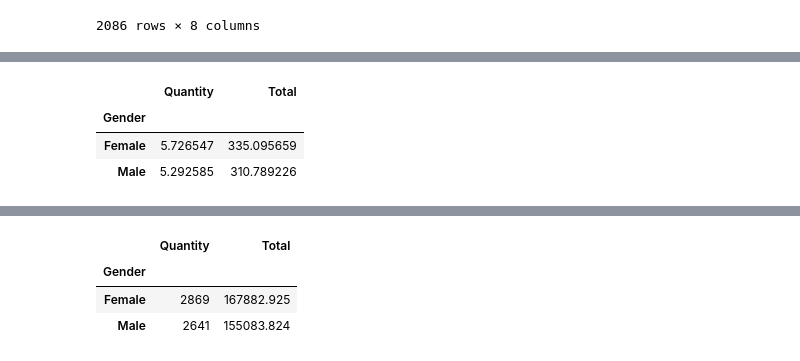
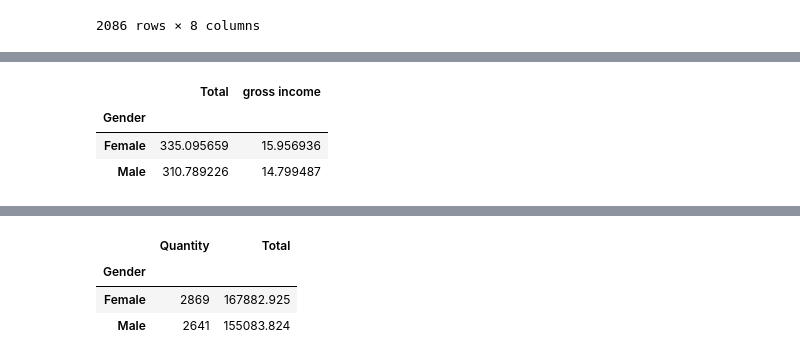
Before and after one commit to enaibei/Data-Analysis, a Jupyter notebook: Pandas.ipynb, the cells around one changed output, grey strips where cells are left out. Drawn from its saved outputs; the diff is of its cells as text; code cells hidden in the pictures.

```diff
--- a/Pandas.ipynb
+++ b/Pandas.ipynb
@@ -725,9 +700,9 @@ sales
 # %%
-sales.pivot_table(index="Gender",
-                  values=("Total", "Quantity",))
+df_sales.pivot_table(index="Gender",
+                  values=("Total", "gross income",))
 # %% [output]
-|  | Quantity | Total |
+|  | Total | gross income |
 | Gender |  |  |
-| Female | 5.726547 | 335.095659 |
-| Male | 5.292585 | 310.789226 |
+| Female | 335.095659 | 15.956936 |
+| Male | 310.789226 | 14.799487 |
 # %%
```
Also changed, not shown: parts of 20 cells of this notebook.
